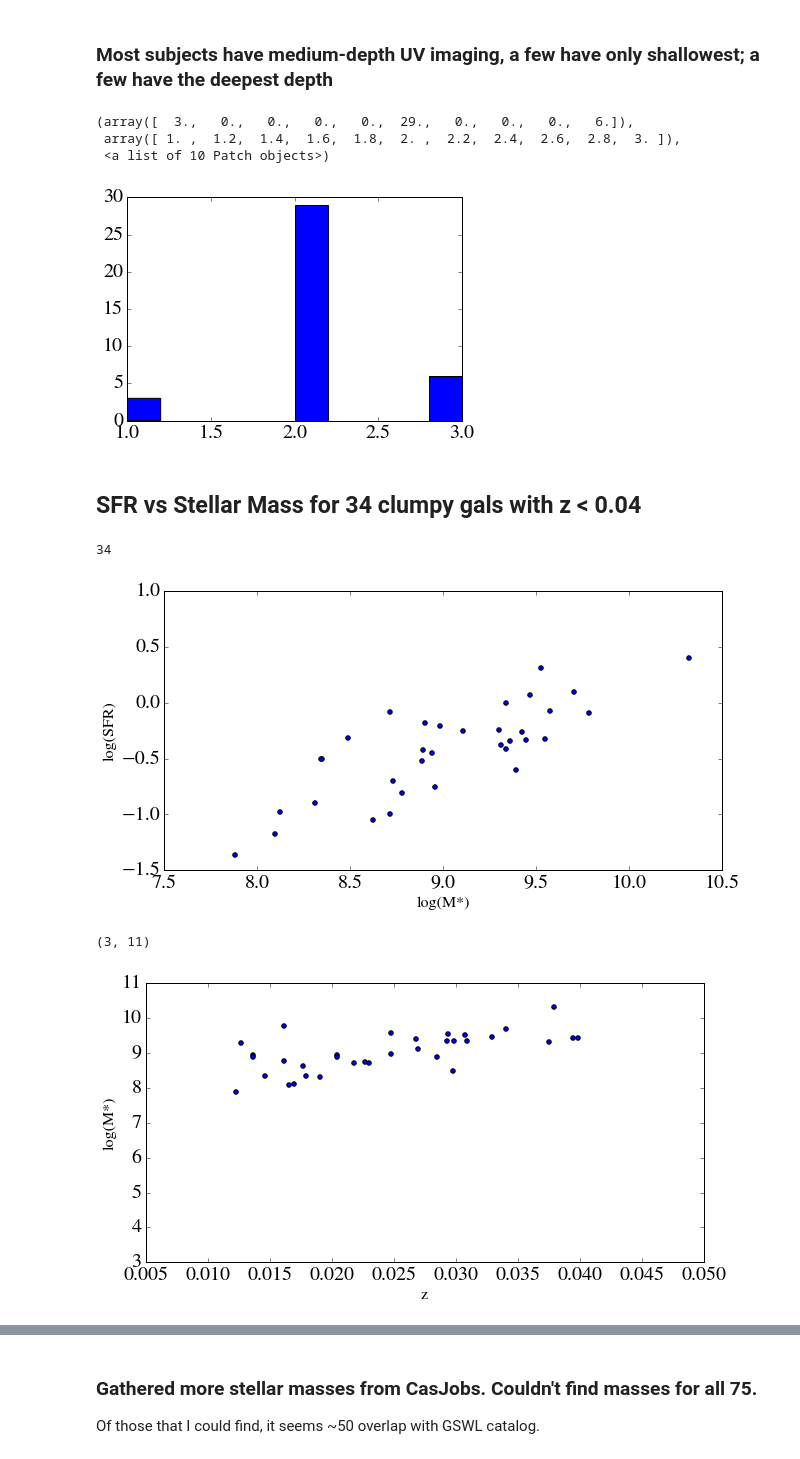
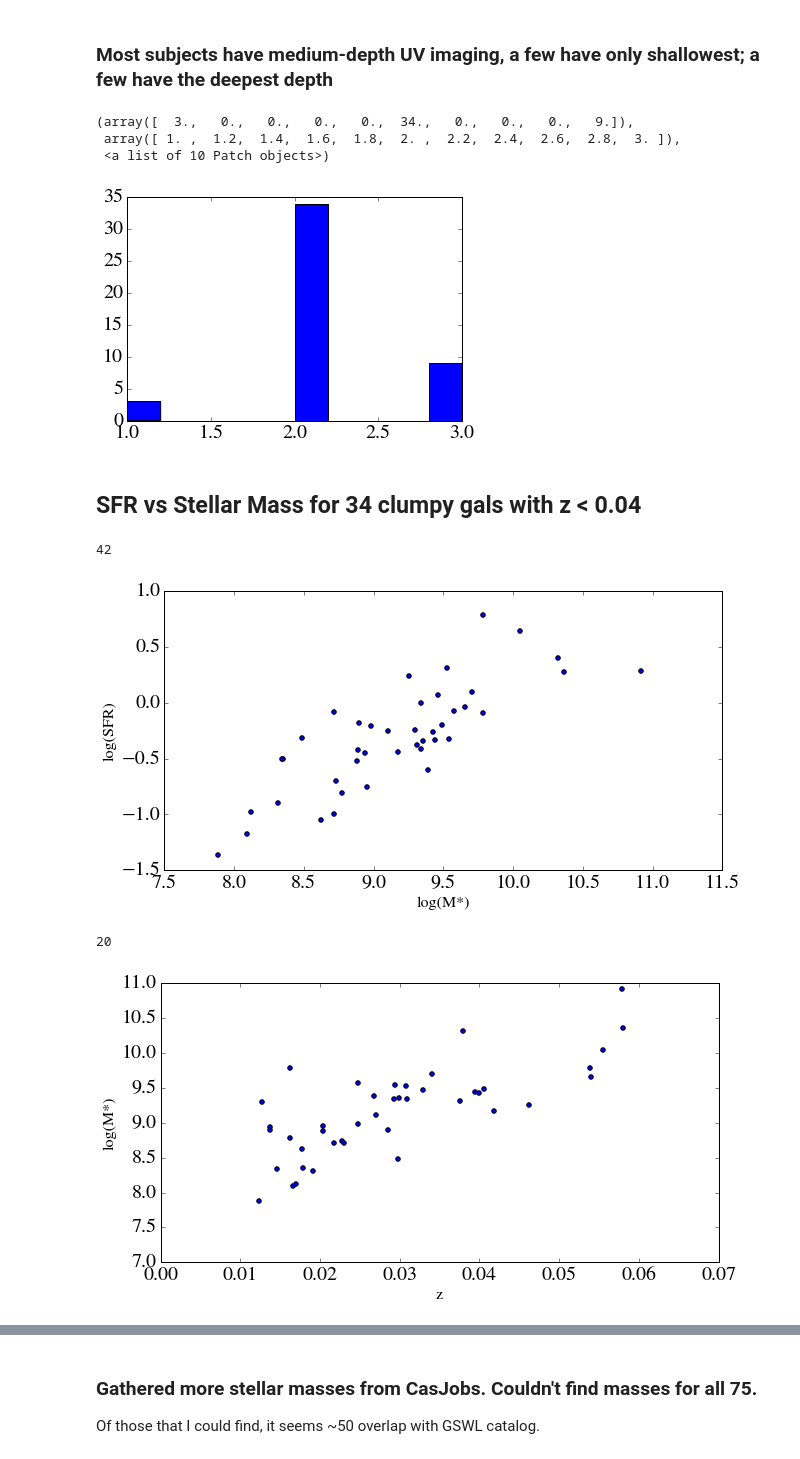
Before and after one commit to melaniebeck/ClumpyGals, a Jupyter notebook: analysis/Clumpy_matched_to_GSWLC.ipynb, the cells around one changed output, grey strips where cells are left out. Cells and saved outputs as stored; diff of their text form; code cells hidden in the pictures.

```diff
--- a/analysis/Clumpy_matched_to_GSWLC.ipynb
+++ b/analysis/Clumpy_matched_to_GSWLC.ipynb
@@ -9,8 +9,16 @@ from astropy.coordinates import SkyCoord
 import matplotlib
 %matplotlib inline
 # %%
-matplotlib.rcParams.update({'font.size': 20, 'font.family': 'STIXGeneral',
-                            'mathtext.fontset': 'stix'})
+matplotlib.rcParams.update({'font.size': 30,
+							'font.family': 'STIXGeneral',
+							'mathtext.fontset': 'stix',
+							'xtick.labelsize':24,
+							'ytick.labelsize':24,
+							'xtick.major.width':2,
+							'ytick.major.width':2,
+							'axes.linewidth':2,
+							'lines.linewidth':3,
+							'legend.fontsize':20})
 # %%
 clumpy1 = Table.read('../data/clumpy_coadd_DR12ancillary_stellarmasses_highzgal.csv')
 clumpy2 = Table.read('../data/clumpy_coadd_final75_gzh_dr12ancillary.fits')
@@ -86,8 +94,8 @@ print "Those in clumpy1 with matches to GSWLC:", len(set(clumpy1['DR12_OBJID'])
 Those in clumpy2 with matches to GSWLC: 64
 Those in clumpy1 with matches to GSWLC: 54
 # %%
-lowz = close_matches_in_clumpy[close_matches_in_clumpy['AVG_Z']<=0.04]
-lowz_GSWLC = close_matches_in_GSWLC[close_matches_in_GSWLC['z']<=0.04]
+lowz = close_matches_in_clumpy[close_matches_in_clumpy['AVG_Z']<=0.06]
+lowz_GSWLC = close_matches_in_GSWLC[close_matches_in_GSWLC['z']<=0.06]
 # %% [markdown]
 ### Half the lowz sample doesn't have 22 um detection in WISE (flag_unwise = 5)
 # %%
@@ -111,10 +119,10 @@ plt.hist(lowz_GSWLC['flag_sed'])
 # %%
 plt.hist(lowz_GSWLC['UV_survey'])
 # %% [output]
-(array([  3.,   0.,   0.,   0.,   0.,  29.,   0.,   0.,   0.,   6.]),
+(array([  3.,   0.,   0.,   0.,   0.,  34.,   0.,   0.,   0.,   9.]),
  array([ 1. ,  1.2,  1.4,  1.6,  1.8,  2. ,  2.2,  2.4,  2.6,  2.8,  3. ]),
  <a list of 10 Patch objects>)
-[figure, old version]
+[figure, new version]
 # %% [markdown]
 ## SFR vs Stellar Mass for 34 clumpy gals with z < 0.04
 # %%
@@ -129,18 +137,20 @@ ax.set_ylabel('log(SFR)', fontsize=16)
 
 print len(lowz_GSWLC['M*'][lowz_GSWLC['flag_sed']==0])
 # %% [output]
-34
+42
-[figure, old version]
+[figure, new version]
 # %%
 fig = plt.figure(figsize=(10, 5))
 
 ax = fig.add_subplot(111)
 
 ax.scatter(lowz_GSWLC['z'][lowz_GSWLC['flag_sed']==0],
            lowz_GSWLC['M*'][lowz_GSWLC['flag_sed']==0])
 ax.set_ylabel('log(M*)', fontsize=16)
 ax.set_xlabel('z', fontsize=16)
-ax.set_ylim(3,11)
+ax.set_ylim(7,11)
+
+print np.sum( (lowz_GSWLC['M*']>=9.) & (lowz_GSWLC['M*']<=10.) )
 # %% [output]
-(3, 11)
+20
-[figure, old version]
+[figure, new version]
```
Also changed, not shown: parts of 4 cells of this notebook, 4 other files.
